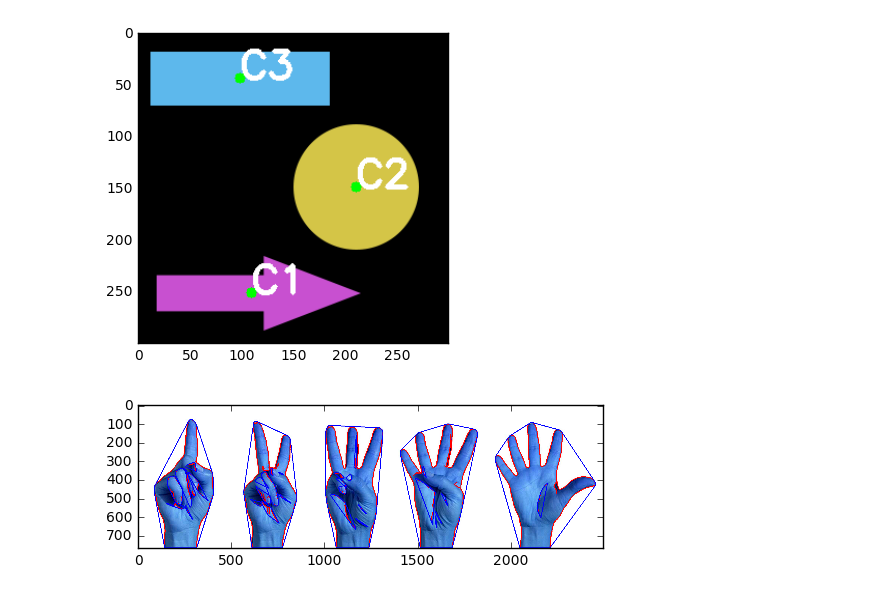
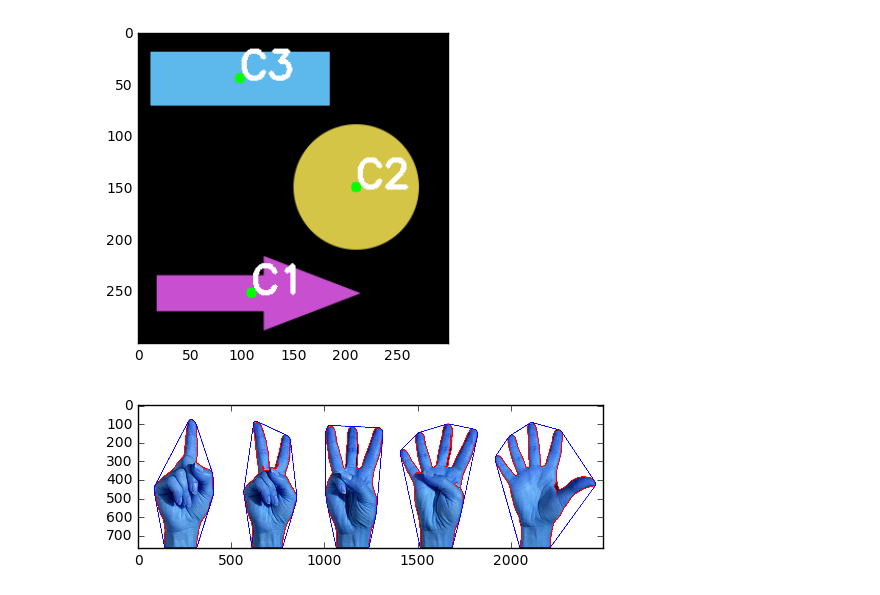
Before and after one commit to back-prop/CV, a Jupyter notebook: OpenCVBasics/Contour_Properties.ipynb, the cells around one changed output. Saved outputs shown, nothing was run; the diff lists cells and outputs as text; code cells hidden in the pictures.

```diff
--- a/OpenCVBasics/Contour_Properties.ipynb
+++ b/OpenCVBasics/Contour_Properties.ipynb
@@ -225,25 +225,26 @@ Extent = 0.9751000444642063
 # %%
 image5 = cv2.imread('image/five-finger-voting.jpg')
 #gray5 = cv2.cvtColor(image5,cv2.COLOR_BGR2GRAY)
 
 accumEdged = np.zeros(image5.shape[:2], dtype="uint8")
 for chan in cv2.split(image5):
     # blur the channel, extract edges from it, and accumulate the set
     # of edges for the image
     chan = cv2.medianBlur(chan, 11)
     edged = cv2.Canny(chan, 50, 200)
     accumEdged = cv2.bitwise_or(accumEdged, edged)
 
 cnts5 = cv2.findContours(accumEdged.copy(),cv2.RETR_LIST,cv2.CHAIN_APPROX_SIMPLE)
 
+sorted_contours = sorted(cnts5[1], key=cv2.contourArea, reverse=True)[:5]
 clone5 = image5.copy()
 
-for i,c in enumerate(cnts5[1]):
+for i,c in enumerate(sorted_contours):
     cv2.drawContours(clone5,[c],-1,(255,0,0),3)
     cv2.drawContours(clone5,[cv2.convexHull(c)],-1,(0,0,255),3)
 
 
 plt.imshow(clone5)
 plt.show()
 # %% [output]
-[figure, old version]
+[figure, new version]
```
